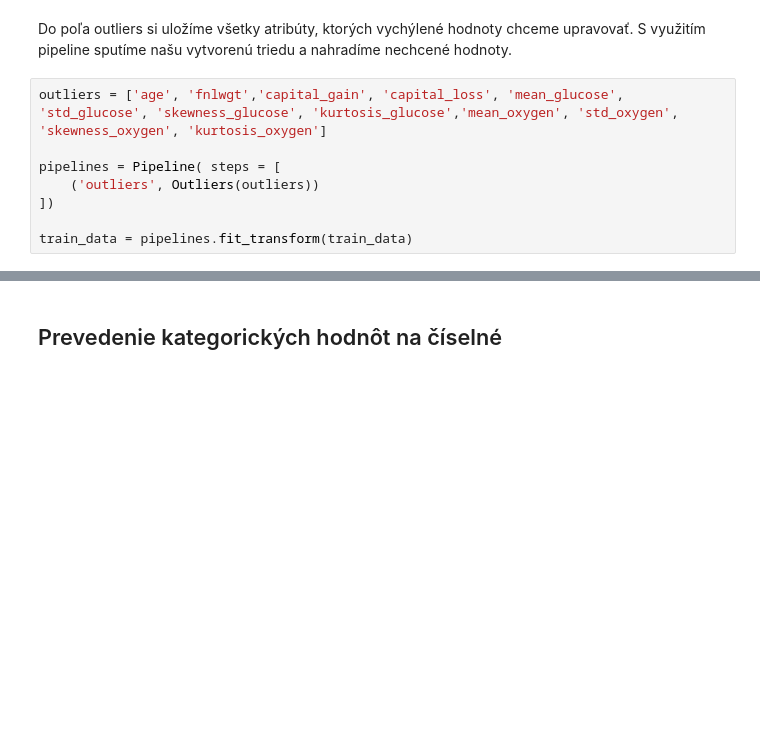
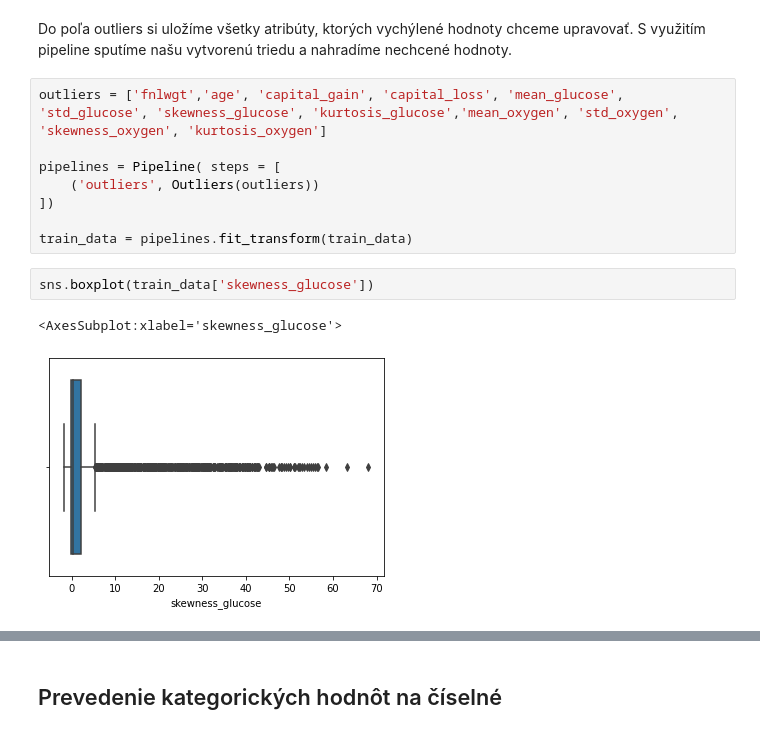
Before and after one commit to martinbudinsky3/diabetes-prediction, a Jupyter notebook: Budinsky_Balekova_Predspracovanie – kópia.ipynb, the cells around one changed output, grey strips where cells are left out. Drawn from its saved outputs; the diff is of its cells as text; blank space fills up the shorter version.

Commit message:
outliers

```diff
--- a/Budinsky_Balekova_Predspracovanie – kópia.ipynb
+++ b/Budinsky_Balekova_Predspracovanie – kópia.ipynb
@@ -637,10 +650,15 @@ class Outliers():
 # %% [markdown]
 Do poľa outliers si uložíme všetky atribúty, ktorých vychýlené hodnoty chceme upravovať. S využitím pipeline sputíme našu vytvorenú triedu a nahradíme nechcené hodnoty.
 # %%
-outliers = ['age', 'fnlwgt','capital_gain', 'capital_loss', 'mean_glucose', 'std_glucose', 'skewness_glucose', 'kurtosis_glucose','mean_oxygen', 'std_oxygen', 'skewness_oxygen', 'kurtosis_oxygen']
+outliers = ['fnlwgt','age', 'capital_gain', 'capital_loss', 'mean_glucose', 'std_glucose', 'skewness_glucose', 'kurtosis_glucose','mean_oxygen', 'std_oxygen', 'skewness_oxygen', 'kurtosis_oxygen']
 
 pipelines = Pipeline( steps = [
     ('outliers', Outliers(outliers))
 ])
 
 train_data = pipelines.fit_transform(train_data)
+# %%
+sns.boxplot(train_data['skewness_glucose'])
+# %% [output]
+<AxesSubplot:xlabel='skewness_glucose'>
+[figure, added]
```
Also changed, not shown: parts of 13 cells of this notebook.
